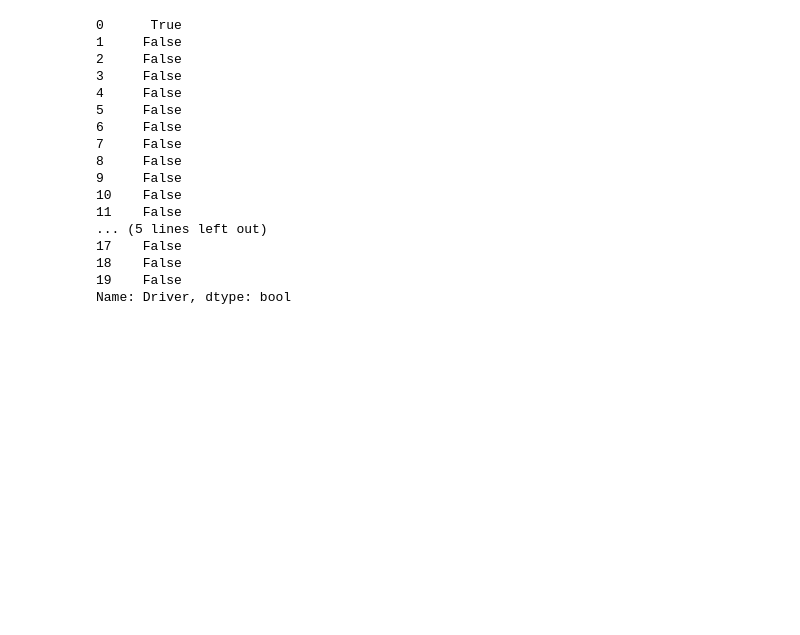
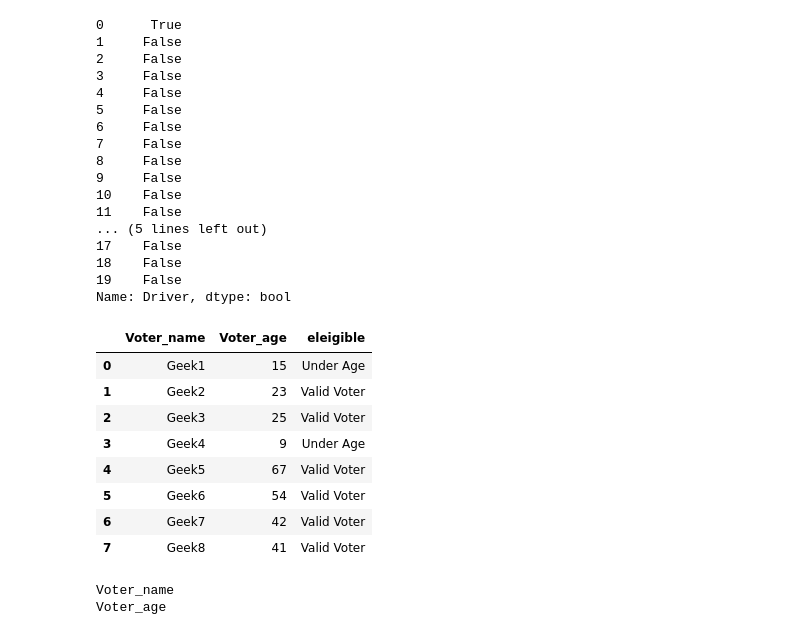
Before and after one commit to SHIVRAJSHINDE/Eda-FeatureEngineering, a Jupyter notebook: EDA/Assignment/PPTassignment-2/PandasPractice.ipynb, the cells around one changed output. Saved outputs shown, nothing was run; the diff lists cells and outputs as text; code cells hidden in the pictures; blank space fills up the shorter version.

```diff
--- a/EDA/Assignment/PPTassignment-2/PandasPractice.ipynb
+++ b/EDA/Assignment/PPTassignment-2/PandasPractice.ipynb
@@ -1048,3 +1054,51 @@ df['Driver'].str.contains('Hamilton')
 18    False
 19    False
 Name: Driver, dtype: bool
+# %%
+# importing libraries
+import pandas as pd
+import numpy as np
+
+raw_Data = {'Voter_name': ['Geek1', 'Geek2', 'Geek3', 'Geek4',
+                           'Geek5', 'Geek6', 'Geek7', 'Geek8'],
+            'Voter_age': [15, 23, 25, 9, 67, 54, 42, 41]}
+
+df = pd.DataFrame(raw_Data, columns = ['Voter_name', 'Voter_age'])
+#       //DataFrame will look like
+
+df['eleigible'] = ""
+
+for i in range(0,df.shape[0]):
+    if int(df.iat[i,1]) <18.0:
+        df.iat[i,2] = "Under Age"
+    elif int(df.iat[i,1]) >= 18.0:
+        df.iat[i,2] = "Valid Voter"
+    else :
+        df.iat[i,2] = "Not Sure"
+
+
+df
+# %% [output]
+|  | Voter_name | Voter_age | eleigible |
+| 0 | Geek1 | 15 | Under Age |
+| 1 | Geek2 | 23 | Valid Voter |
+| 2 | Geek3 | 25 | Valid Voter |
+| 3 | Geek4 | 9 | Under Age |
+| 4 | Geek5 | 67 | Valid Voter |
+| 5 | Geek6 | 54 | Valid Voter |
+| 6 | Geek7 | 42 | Valid Voter |
+| 7 | Geek8 | 41 | Valid Voter |
+# %%
+'''How to get column names in Pandas dataframe '''
+
+raw_Data = {'Voter_name': ['Geek1', 'Geek2', 'Geek3', 'Geek4',
+                           'Geek5', 'Geek6', 'Geek7', 'Geek8'],
+            'Voter_age': [15, 23, 25, 9, 67, 54, 42, 41]}
+
+df = pd.DataFrame(raw_Data, columns = ['Voter_name', 'Voter_age'])
+
+for i in df.columns:
+    print(i)
+# %% [output]
+Voter_name
+Voter_age
```
Also changed, not shown: parts of 32 cells of this notebook.
